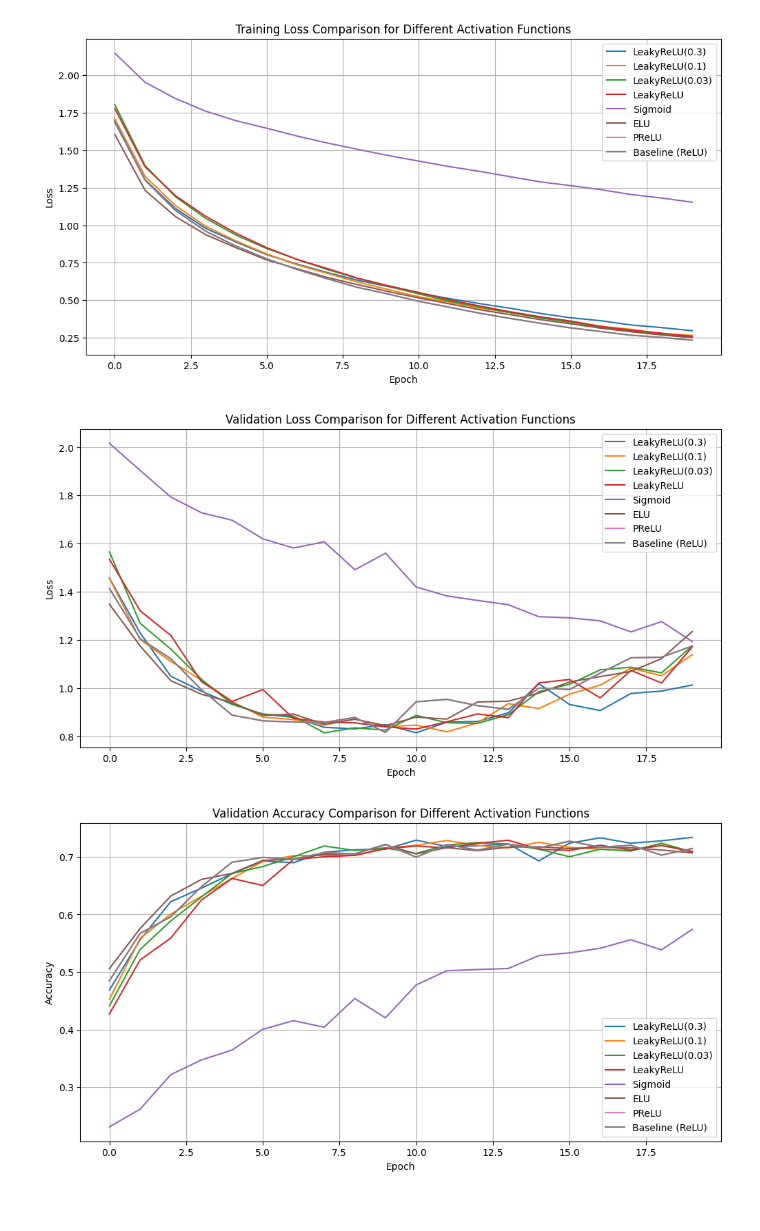
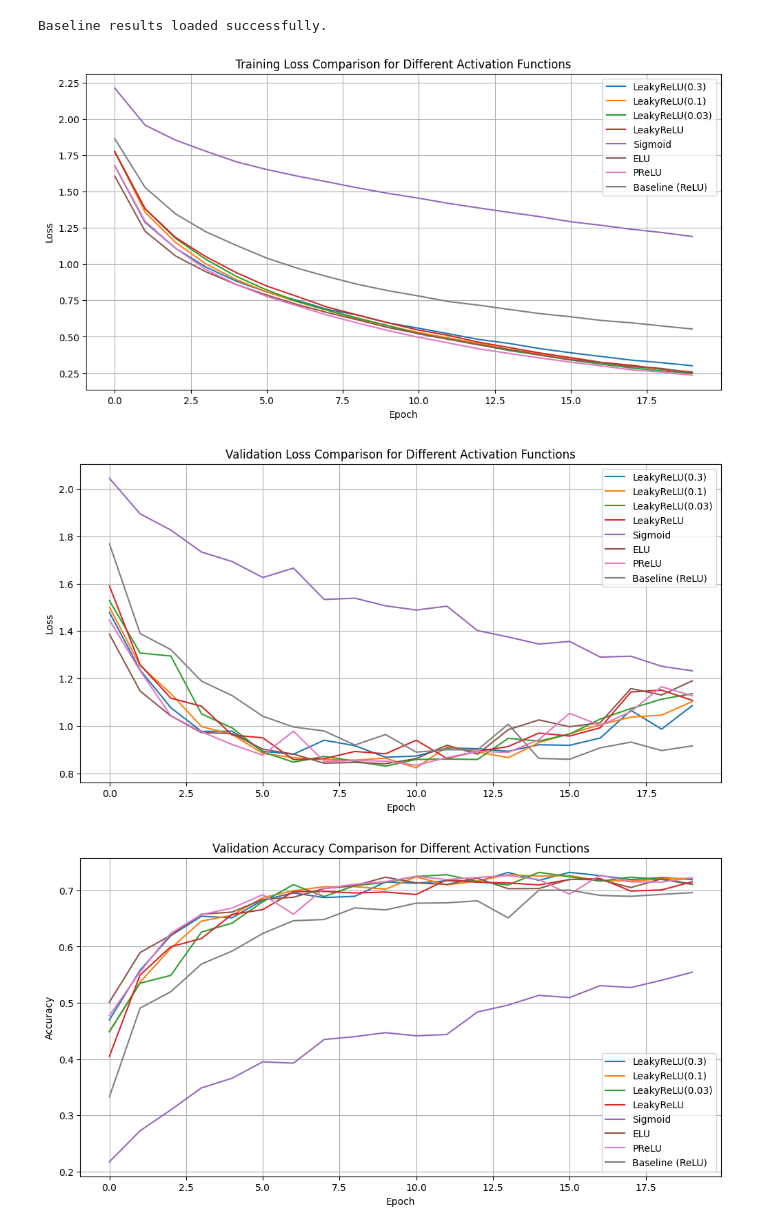
Before and after one commit to tomasbelak24/deeplearning-vision, a Jupyter notebook: hw1/activation_functions.ipynb, the cells around one changed output. Saved outputs shown, nothing was run; the diff lists cells and outputs as text; code cells hidden in the pictures.

```diff
--- a/hw1/activation_functions.ipynb
+++ b/hw1/activation_functions.ipynb
@@ -446,0 +302,17 @@ Val acc at epoch 19: 0.7144
+# %%
+import json
+
+# Combine the losses and accuracies into a single dictionary
+results_to_dump = {
+    'losses': losses,
+    'accuracies': accuracies
+}
+
+# Specify the filename
+output_filename = 'activation_function_results.json'
+
+# Dump the dictionary to a JSON file
+with open(output_filename, 'w') as f:
+    json.dump(results_to_dump, f)
+
+print(f"Results dumped to {output_filename}")
@@ -447,10 +344,23 @@ Val acc at epoch 19: 0.7144
+# %%
+import json
+
+with open('baseline/baseline_results.json', 'r') as f:
+    baseline_results = json.load(f)
+
+baseline_train_losses = baseline_results['train_losses']
+baseline_val_losses = baseline_results['val_losses']
+baseline_val_accs = baseline_results['val_accuracies']
+
+print("Baseline results loaded successfully.")
+# %% [output]
+Baseline results loaded successfully.
 # %%
 plt.figure(figsize=(12, 6))
 for activation_function_str in activation_functions_str:
     plt.plot(losses[activation_function_str][0][0], label=activation_function_str)
 
-# Assuming you have the baseline model's train_losses stored in epoch_train_losses from the previous run
-plt.plot(epoch_train_losses, label='Baseline (ReLU)')
+# Assuming you have the baseline model's train_losses stored in baseline_train_losses
+plt.plot(baseline_train_losses, label='Baseline (ReLU)')
 
 plt.title('Training Loss Comparison for Different Activation Functions')
 plt.xlabel('Epoch')
@@ -459,30 +369,30 @@ plt.legend()
 plt.grid(True)
 plt.show()
 # %% [output]
-[figure, old version]
+[figure, new version]
 # %%
 plt.figure(figsize=(12, 6))
 for activation_function_str in activation_functions_str:
     plt.plot(losses[activation_function_str][1][0], label=activation_function_str)
 
-# Assuming you have the baseline model's val_losses stored in epoch_val_losses from the previous run
-plt.plot(epoch_val_losses, label='Baseline (ReLU)')
+# Assuming you have the baseline model's val_losses stored in baseline_val_losses
+plt.plot(baseline_val_losses, label='Baseline (ReLU)')
 
 plt.title('Validation Loss Comparison for Different Activation Functions')
 plt.xlabel('Epoch')
 plt.ylabel('Loss')
 plt.legend()
 plt.grid(True)
 plt.show()
 # %% [output]
-[figure, old version]
+[figure, new version]
 # %%
 plt.figure(figsize=(12, 6))
 for activation_function_str in accuracies.keys():
     plt.plot(accuracies[activation_function_str][0], label=activation_function_str)
 
-# Assuming you have the baseline model's val_accs stored in epoch_val_accs from the previous run
-plt.plot(epoch_val_accs, label='Baseline (ReLU)')
+# Assuming you have the baseline model's val_accs stored in baseline_val_accs
+plt.plot(baseline_val_accs, label='Baseline (ReLU)')
 
 plt.title('Validation Accuracy Comparison for Different Activation Functions')
 plt.xlabel('Epoch')
@@ -491,7 +401,7 @@ plt.legend()
 plt.grid(True)
 plt.show()
 # %% [output]
-[figure, old version]
+[figure, new version]
 # %%
 import pandas as pd
 
```
Also changed, not shown: parts of 12 cells of this notebook.
